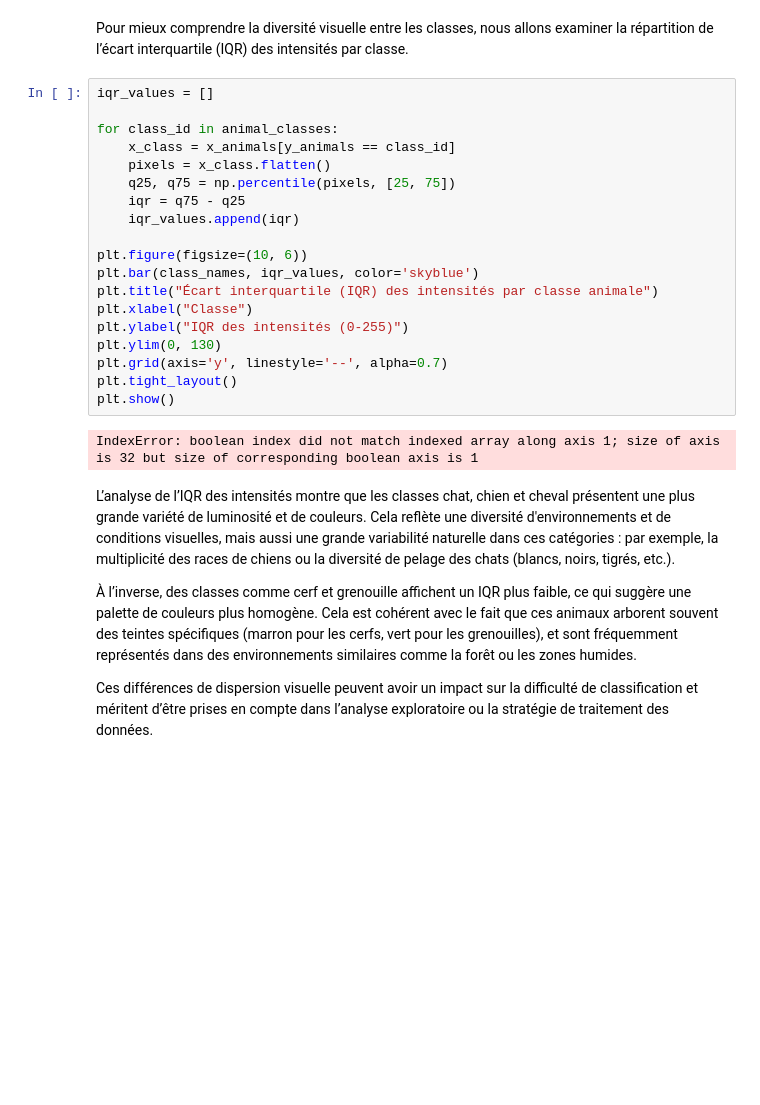
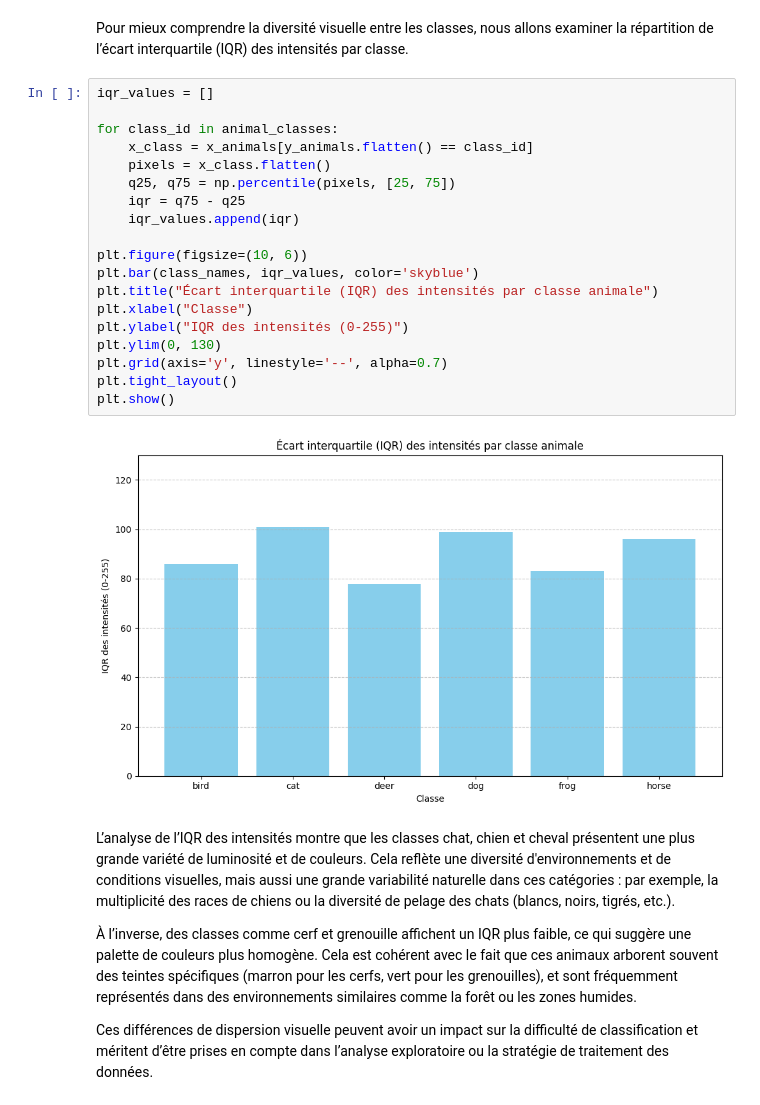
Before and after one commit to DoreneABESSOLO/NeuralZOO, a Jupyter notebook: eda.ipynb, the cells around one changed output. Drawn from its saved outputs; the diff is of its cells as text; blank space fills up the shorter version.

```diff
--- a/eda.ipynb
+++ b/eda.ipynb
@@ -175,24 +175,24 @@ Pour mieux comprendre la diversité visuelle entre les classes, nous allons exam
 # %%
 iqr_values = []
 
 for class_id in animal_classes:
-    x_class = x_animals[y_animals == class_id]
+    x_class = x_animals[y_animals.flatten() == class_id]
     pixels = x_class.flatten()
     q25, q75 = np.percentile(pixels, [25, 75])
     iqr = q75 - q25
     iqr_values.append(iqr)
 
 plt.figure(figsize=(10, 6))
 plt.bar(class_names, iqr_values, color='skyblue')
 plt.title("Écart interquartile (IQR) des intensités par classe animale")
 plt.xlabel("Classe")
 plt.ylabel("IQR des intensités (0-255)")
 plt.ylim(0, 130)
 plt.grid(axis='y', linestyle='--', alpha=0.7)
 plt.tight_layout()
 plt.show()
 # %% [output]
-IndexError: boolean index did not match indexed array along axis 1; size of axis is 32 but size of corresponding boolean axis is 1
+[figure, added]
 # %% [markdown]
 L’analyse de l’IQR des intensités montre que les classes chat, chien et cheval présentent une plus grande variété de luminosité et de couleurs. Cela reflète une diversité d'environnements et de conditions visuelles, mais aussi une grande variabilité naturelle dans ces catégories : par exemple, la multiplicité des races de chiens ou la diversité de pelage des chats (blancs, noirs, tigrés, etc.).
 
```
Also changed, not shown: parts of 19 cells of this notebook.
